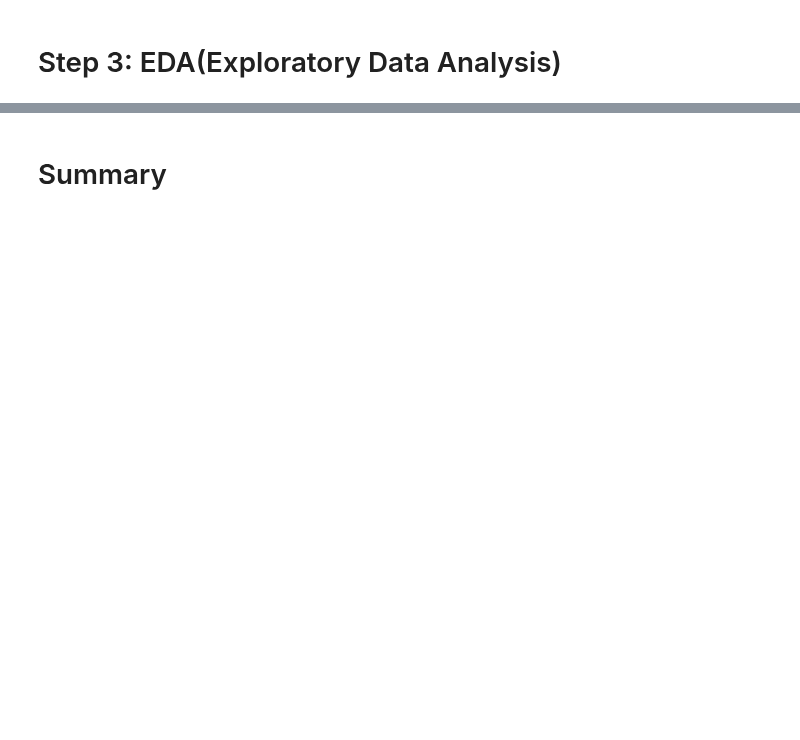
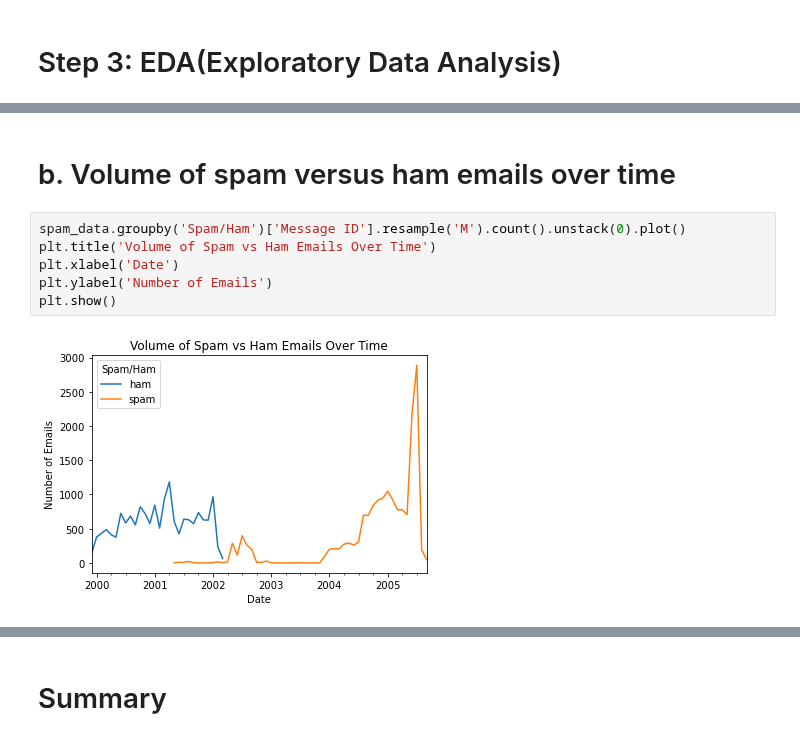
Before and after one commit to husanbano123/Naive_Bayes_Multinominal, a Jupyter notebook: Nive_Bayes_Multinominal_projects.ipynb, the cells around one changed output, grey strips where cells are left out. Drawn from its saved outputs; the diff is of its cells as text; blank space fills up the shorter version.

```diff
--- a/Nive_Bayes_Multinominal_projects.ipynb
+++ b/Nive_Bayes_Multinominal_projects.ipynb
@@ -222,0 +157,10 @@ Note: you may need to restart the kernel to use updated packages.
+# %% [markdown]
+#  b. Volume of spam versus ham emails over time
+# %%
+spam_data.groupby('Spam/Ham')['Message ID'].resample('M').count().unstack(0).plot()
+plt.title('Volume of Spam vs Ham Emails Over Time')
+plt.xlabel('Date')
+plt.ylabel('Number of Emails')
+plt.show()
+# %% [output]
+[figure, added]
```
Also changed, not shown: parts of 40 cells of this notebook.
